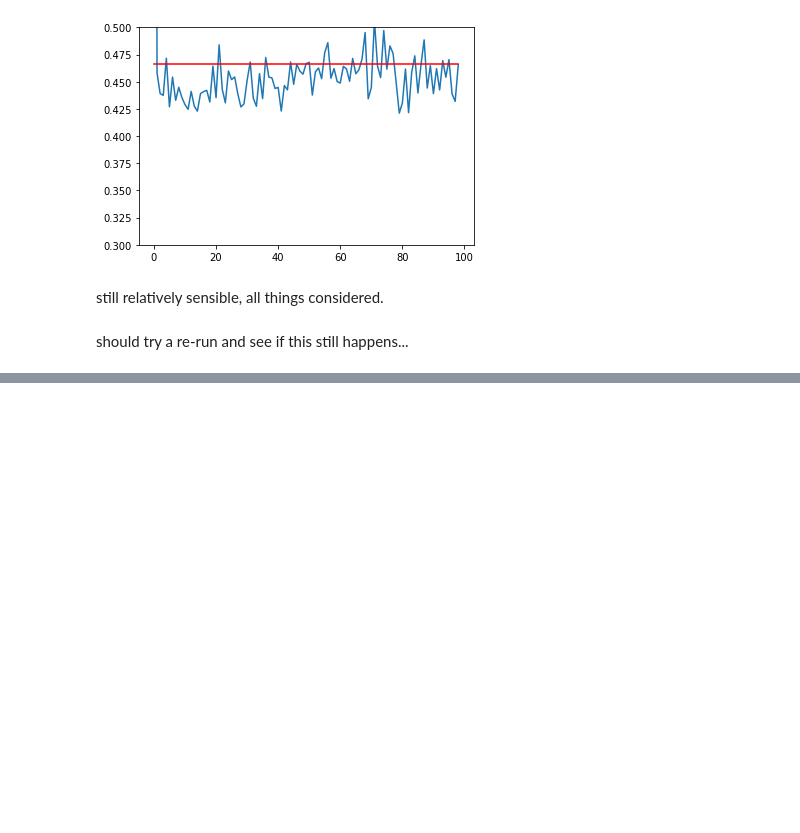
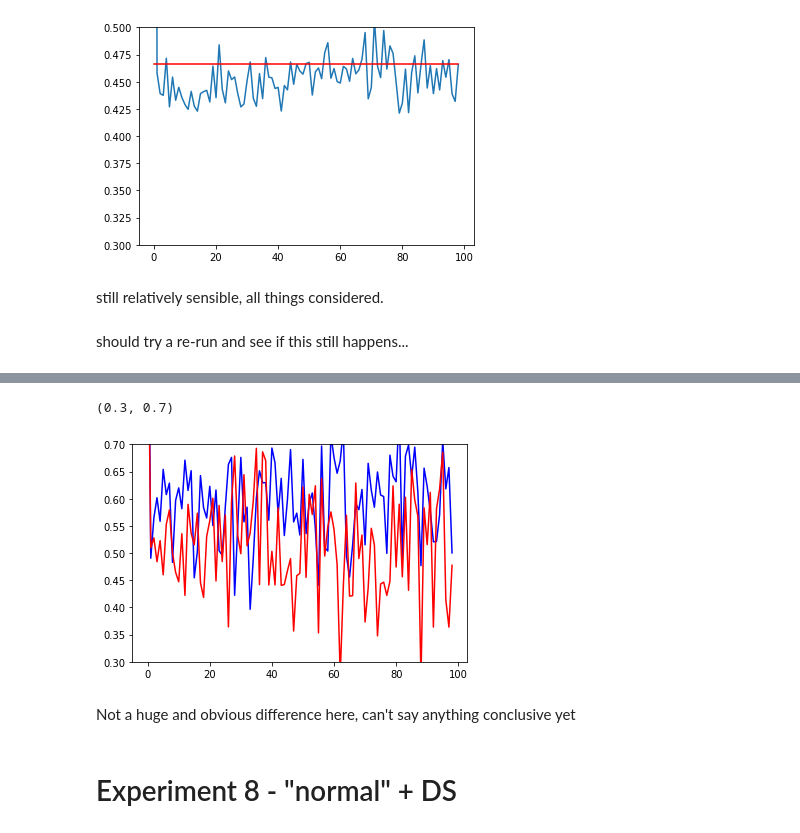
Before and after one commit to henrycharlesworth/PlanGAN, a Jupyter notebook: fetch_proof_of_principle/eval_results_nearbystates.ipynb, the cells around one changed output, grey strips where cells are left out. Cells and saved outputs as stored; diff of their text form; code cells hidden in the pictures; blank space fills up the shorter version.

```diff
--- a/fetch_proof_of_principle/eval_results_nearbystates.ipynb
+++ b/fetch_proof_of_principle/eval_results_nearbystates.ipynb
@@ -831,0 +875,11 @@ should try a re-run and see if this still happens...
+# %%
+plt.plot(losses_7["big_eval_avg_nn_distance"], c="blue") #tanh DS
+plt.plot(loss_record_7["big_eval_avg_nn_distance"], c="red") #tanh no DS
+plt.ylim([0.3,0.7])
+# %% [output]
+(0.3, 0.7)
+[figure, added]
+# %% [markdown]
+Not a huge and obvious difference here, can't say anything conclusive yet
+# %% [markdown]
+# Experiment 8 - "normal" + DS
```
Also changed, not shown: parts of 66 cells of this notebook.
